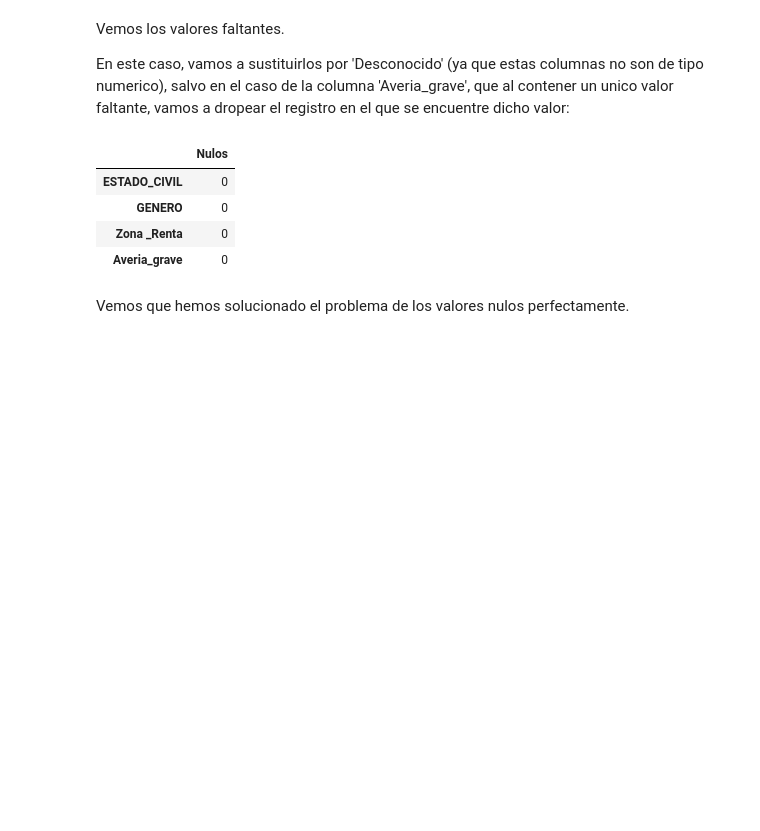
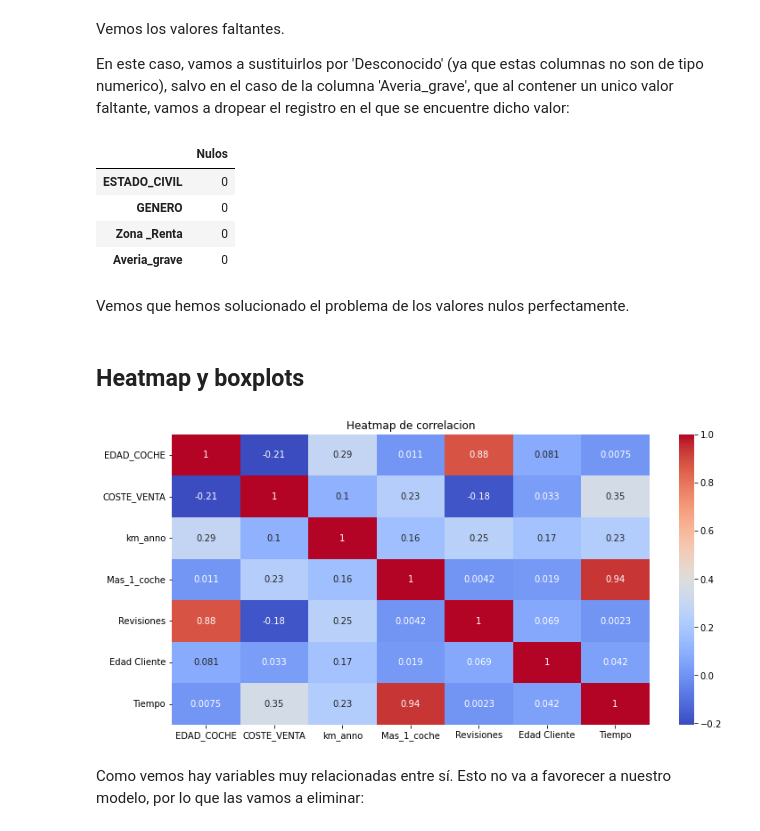
Before and after one commit to pelahumi/Modelo-Propension, a Jupyter notebook: fix_data.ipynb, the cells around one changed output. Cells and saved outputs as stored; diff of their text form; code cells hidden in the pictures; blank space fills up the shorter version.

Commit message:
heatmap y boxplots

```diff
--- a/fix_data.ipynb
+++ b/fix_data.ipynb
@@ -80,3 +80,5 @@ df_nulls.loc[null_cols]
 | Averia_grave | 0 |
 # %% [markdown]
 Vemos que hemos solucionado el problema de los valores nulos perfectamente.
+# %% [markdown]
+## Heatmap y boxplots
@@ -82,0 +88,11 @@ Vemos que hemos solucionado el problema de los valores nulos perfectamente.
+# %%
+num_col = df.select_dtypes(include = ['float64', 'int64']).columns
+corr = df[num_col].corr()
+plt.figure(figsize=(12, 6))
+sns.heatmap(corr, annot=True, cmap='coolwarm')
+plt.title('Heatmap de correlacion')
+plt.show()
+# %% [output]
+[figure, added]
+# %% [markdown]
+Como vemos hay variables muy relacionadas entre sí. Esto no va a favorecer a nuestro modelo, por lo que las vamos a eliminar:
```
Also changed, not shown: parts of 5 cells of this notebook, 1 other file.
